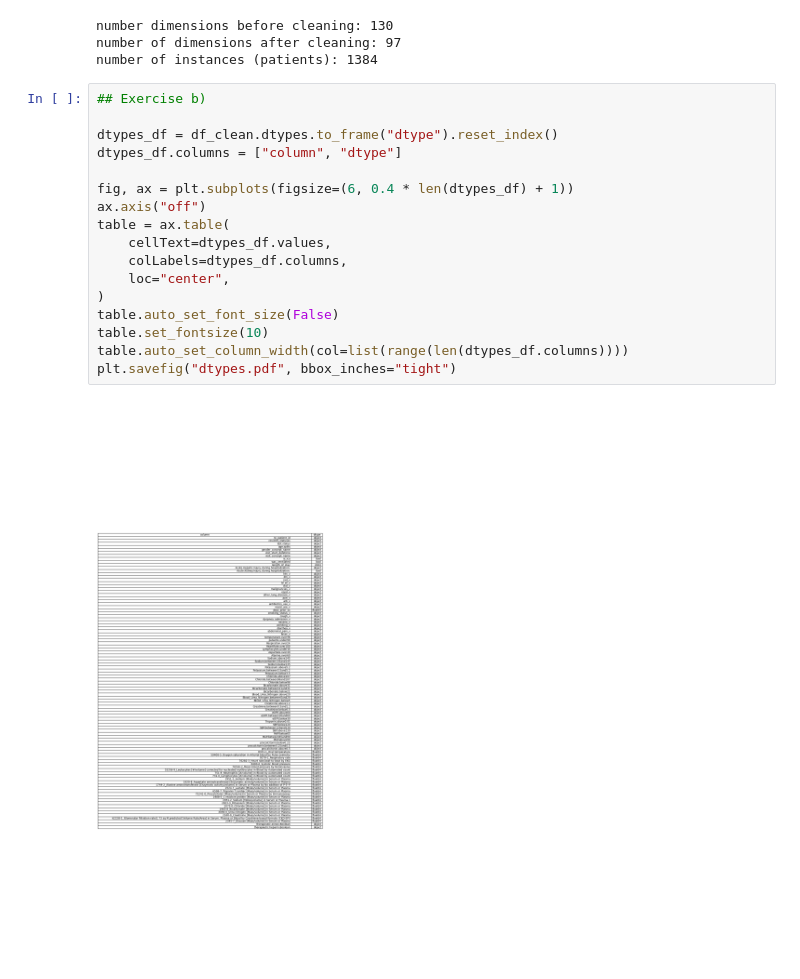
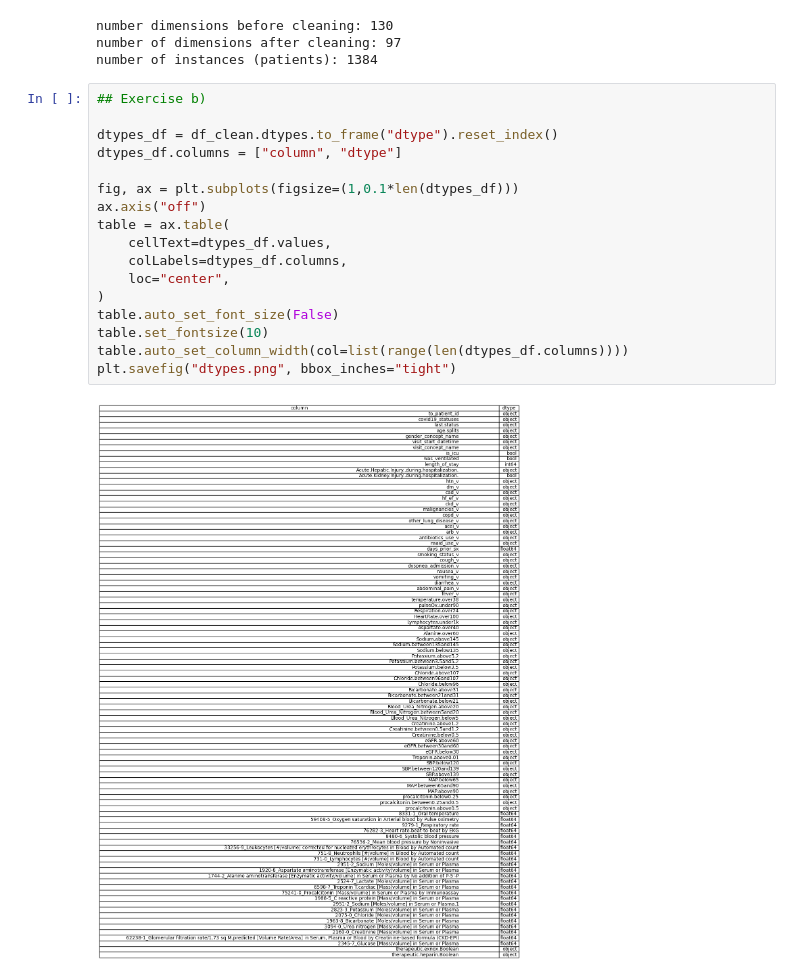
Before and after one commit to bigschorsch/MethodsforDatageneration-UE5-MachineLearning, a Jupyter notebook: exercises_a_c.ipynb, the cells around one changed output. Saved outputs shown, nothing was run; the diff lists cells and outputs as text.

```diff
--- a/exercises_a_c.ipynb
+++ b/exercises_a_c.ipynb
@@ -23,19 +26,19 @@ number of instances (patients): 1384
 # %%
 ## Exercise b)
 
 dtypes_df = df_clean.dtypes.to_frame("dtype").reset_index()
 dtypes_df.columns = ["column", "dtype"]
 
-fig, ax = plt.subplots(figsize=(6, 0.4 * len(dtypes_df) + 1))
+fig, ax = plt.subplots(figsize=(1,0.1*len(dtypes_df)))
 ax.axis("off")
 table = ax.table(
     cellText=dtypes_df.values,
     colLabels=dtypes_df.columns,
     loc="center",
 )
 table.auto_set_font_size(False)
 table.set_fontsize(10)
 table.auto_set_column_width(col=list(range(len(dtypes_df.columns))))
-plt.savefig("dtypes.pdf", bbox_inches="tight")
+plt.savefig("dtypes.png", bbox_inches="tight")
 # %% [output]
-[figure, old version]
+[figure, new version]
```
Also changed, not shown: parts of 2 cells of this notebook.
